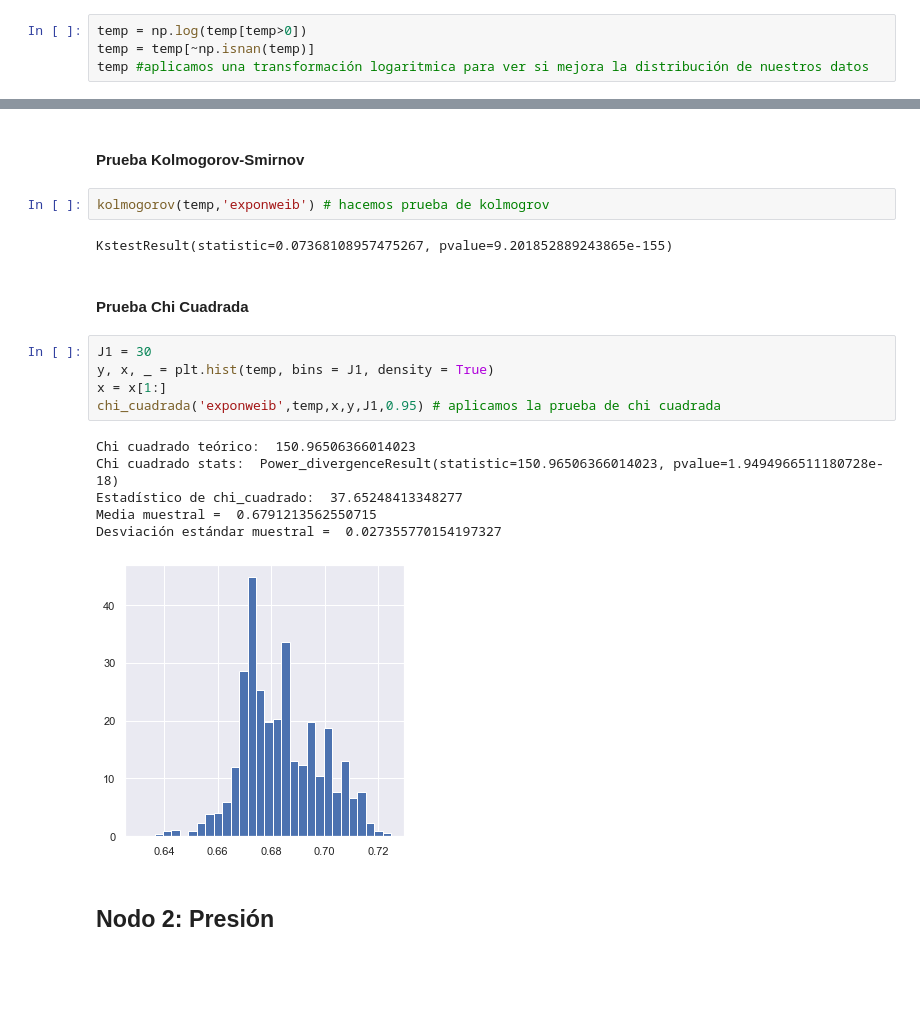
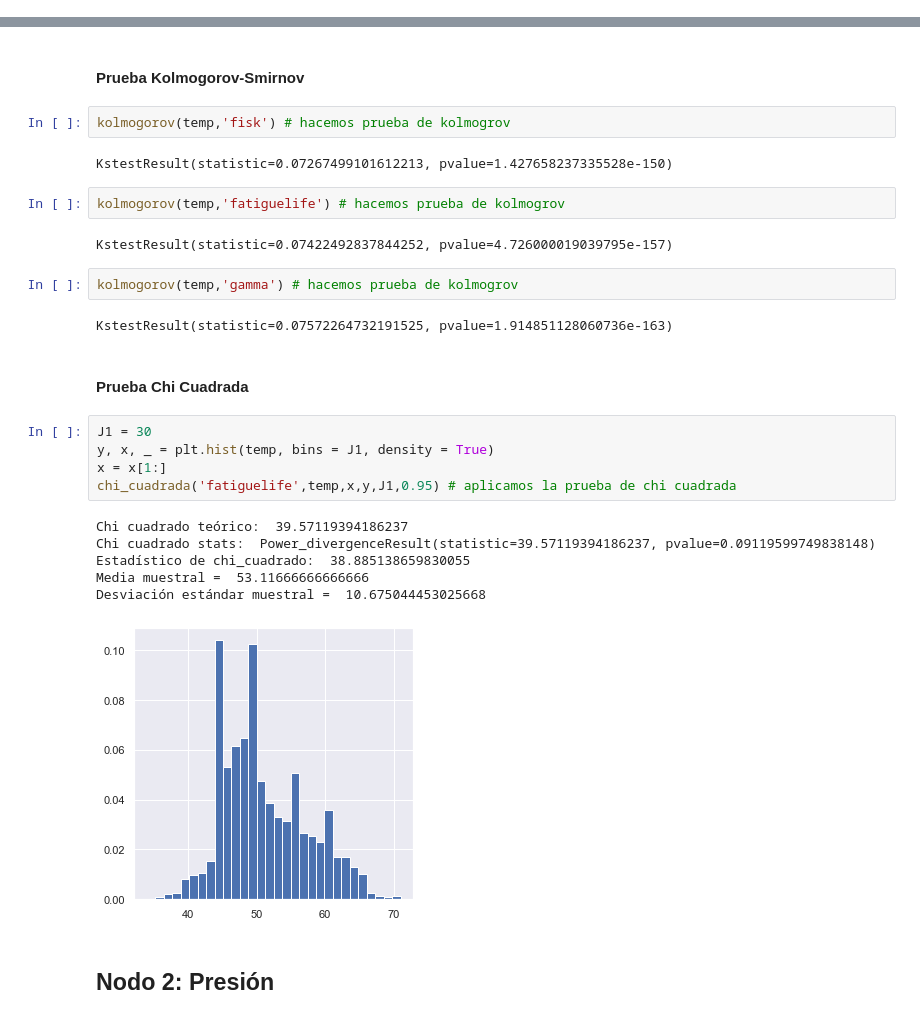
Before and after one commit to Tania-Bell/Proyecto_Modulo1, a Jupyter notebook: Proyecto_BellT_FloresA adult census.ipynb, the cells around one changed output, grey strips where cells are left out. Saved outputs shown, nothing was run; the diff lists cells and outputs as text; blank space fills up the shorter version.

```diff
--- a/Proyecto_BellT_FloresA adult census.ipynb
+++ b/Proyecto_BellT_FloresA adult census.ipynb
@@ -283,6 +289,2 @@ plt.show() #mostramos boxplot e identificamos outliers
 # %% [output]
 [figure]
-# %%
-temp = np.log(temp[temp>0])
-temp = temp[~np.isnan(temp)]
-temp #aplicamos una transformación logaritmica para ver si mejora la distribución de nuestros datos
@@ -369,23 +356,31 @@ pruebaq_q(temp,'exponweib') # llama la función para hacer la prueba de 45 grado
 # %% [markdown]
 #### Prueba Kolmogorov-Smirnov
 # %%
-kolmogorov(temp,'exponweib') # hacemos prueba de kolmogrov
+kolmogorov(temp,'fisk') # hacemos prueba de kolmogrov
 # %% [output]
-KstestResult(statistic=0.07368108957475267, pvalue=9.201852889243865e-155)
+KstestResult(statistic=0.07267499101612213, pvalue=1.427658237335528e-150)
+# %%
+kolmogorov(temp,'fatiguelife') # hacemos prueba de kolmogrov
+# %% [output]
+KstestResult(statistic=0.07422492837844252, pvalue=4.726000019039795e-157)
+# %%
+kolmogorov(temp,'gamma') # hacemos prueba de kolmogrov
+# %% [output]
+KstestResult(statistic=0.07572264732191525, pvalue=1.914851128060736e-163)
 # %% [markdown]
 #### Prueba Chi Cuadrada
 # %%
 J1 = 30
 y, x, _ = plt.hist(temp, bins = J1, density = True)
 x = x[1:]
-chi_cuadrada('exponweib',temp,x,y,J1,0.95) # aplicamos la prueba de chi cuadrada
+chi_cuadrada('fatiguelife',temp,x,y,J1,0.95) # aplicamos la prueba de chi cuadrada
 # %% [output]
-Chi cuadrado teórico:  150.96506366014023
-Chi cuadrado stats:  Power_divergenceResult(statistic=150.96506366014023, pvalue=1.9494966511180728e-18)
-Estadístico de chi_cuadrado:  37.65248413348277
-Media muestral =  0.6791213562550715
-Desviación estándar muestral =  0.027355770154197327
+Chi cuadrado teórico:  39.57119394186237
+Chi cuadrado stats:  Power_divergenceResult(statistic=39.57119394186237, pvalue=0.09119599749838148)
+Estadístico de chi_cuadrado:  38.885138659830055
+Media muestral =  53.11666666666666
+Desviación estándar muestral =  10.675044453025668
-[figure, old version]
+[figure, new version]
 # %% [markdown]
 ## Nodo 2: Presión
 # %% [markdown]
```
Also changed, not shown: parts of 91 cells of this notebook.
